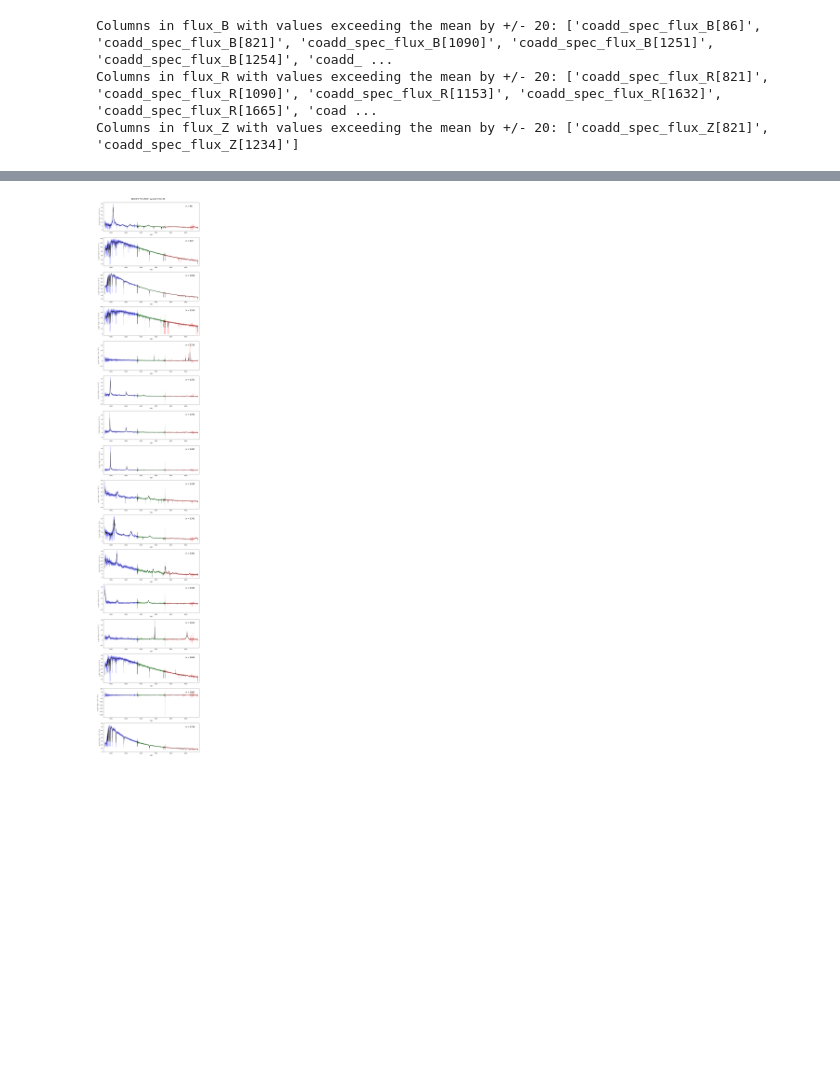
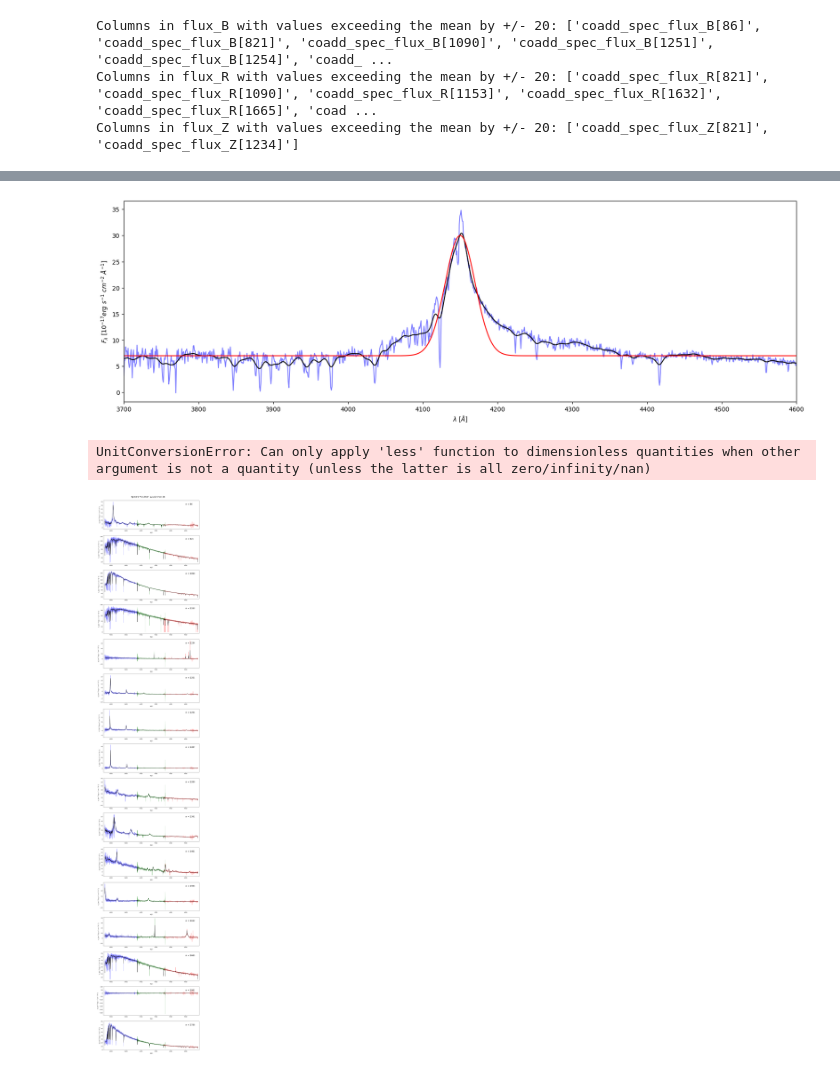
Before and after one commit to abigailpatrick/DESI-Mini-Project, a Jupyter notebook: DESI_SPECTRA.ipynb, the cells around one changed output, grey strips where cells are left out. Cells and saved outputs as stored; diff of their text form; code cells hidden in the pictures; blank space fills up the shorter version.

```diff
--- a/DESI_SPECTRA.ipynb
+++ b/DESI_SPECTRA.ipynb
@@ -217,3 +269,43 @@ plt.show()
+# %%
+from astropy.modeling.models import Linear1D
+from astropy import constants
+from astropy import units as u
+from astropy.visualization import quantity_support
+quantity_support()
+
+from astropy.modeling.polynomial import Polynomial1D
+from astropy.modeling.models import Gaussian1D
+from astropy.modeling.fitting import LevMarLSQFitter, LinearLSQFitter
+linfitter = LinearLSQFitter()
+
+absorption_model_guess = Linear1D(slope=0, intercept=7) + Gaussian1D(amplitude=23, mean=4150, stddev=20)
+# %%
+x = 86
+# Plotting this spectra -
+
+plt.figure(figsize = (20, 6))
+# Plot the spectrum from each arm (B,R,Z) in blue, green, red
+
+plt.plot(coadd_spec_wave_B, coadd_spec_flux_B[x], color = 'b', alpha = 0.5)
+
+# Over-plotting smoothed spectra in black for all the three arms
+plt.plot(coadd_spec_wave_B, convolve(coadd_spec_flux_B[x], Gaussian1DKernel(5)), color = 'k')
+
+#plot the model
+plt.plot(coadd_spec_wave_B, absorption_model_guess(coadd_spec_wave_B), color = 'red')
+plt.xlim([3700, 4600])
+#plt.ylim(-100,100)
+plt.xlabel('$\lambda$ [$\AA$]')
+plt.ylabel('$F_{\lambda}$ [$10^{-17} erg\ s^{-1}\ cm^{-2}\ \AA^{-1}$]')
+plt.show()
+# %% [output]
+[figure, added]
+# %%
+lmfitter = LevMarLSQFitter()
+selection = (coadd_spec_wave_B > 470*u.nm) & (coadd_spec_wave_B < 500*u.nm)
+fitted_absorption_model = lmfitter(model=absorption_model_guess, x=coadd_spec_wave_B.value[selection], y=coadd_spec_flux_B[x][selection])
+# %% [output]
+UnitConversionError: Can only apply 'less' function to dimensionless quantities when other argument is not a quantity (unless the latter is all zero/infinity/nan)
 # %%
 # Number of spectra
 n = [86,821,1090,1153,1234,1251,1254,1287,1290,1341,1401,1593,1632,1665,1941,2736]
```
Also changed, not shown: parts of 28 cells of this notebook, 6 other files.
